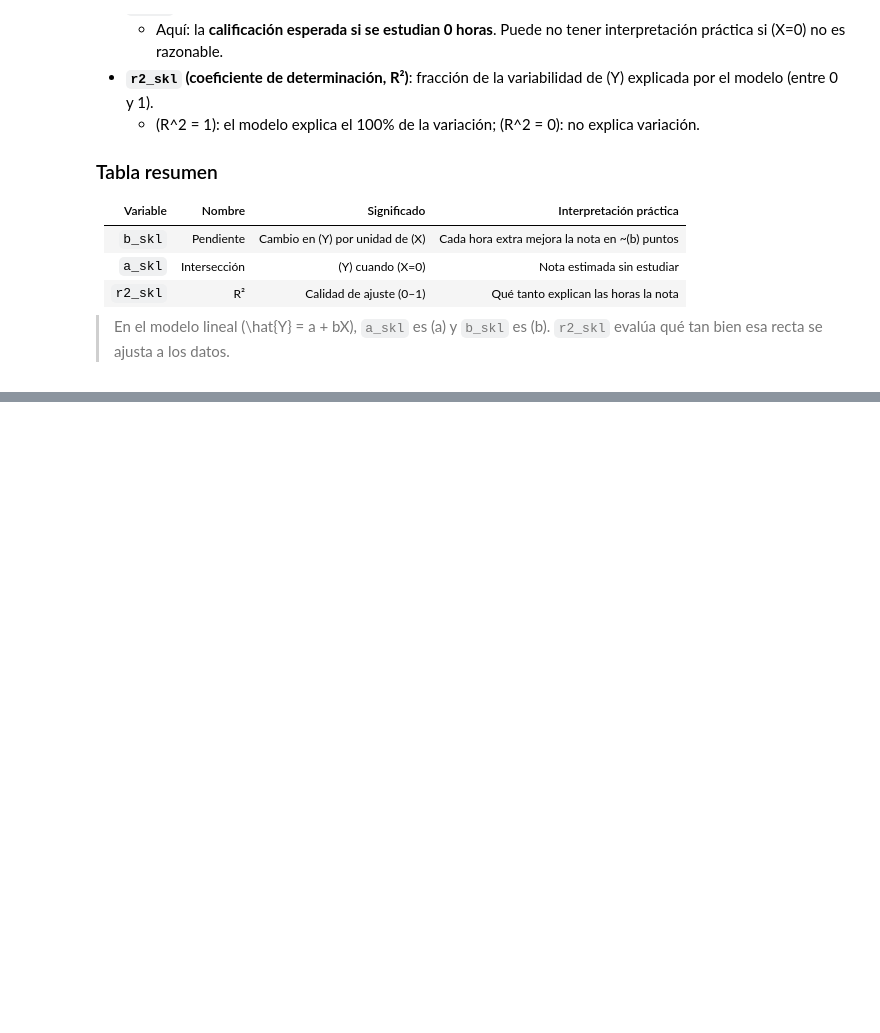
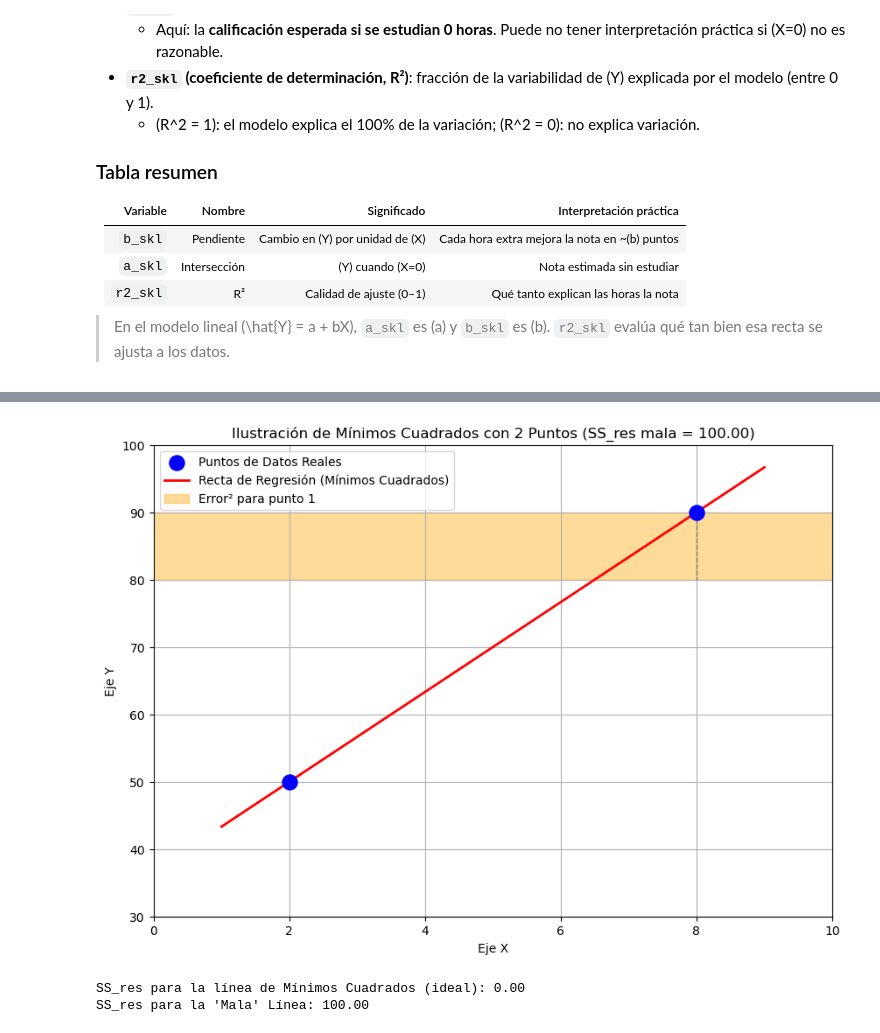
Before and after one commit to nicproof/Python, a Jupyter notebook: Algoritmos de Regresión/1A.-Ejercicio Regresion Simple.ipynb, the cells around one changed output, grey strips where cells are left out. Drawn from its saved outputs; the diff is of its cells as text; code cells hidden in the pictures; blank space fills up the shorter version.

```diff
--- a/Algoritmos de Regresión/1A.-Ejercicio Regresion Simple.ipynb
+++ b/Algoritmos de Regresión/1A.-Ejercicio Regresion Simple.ipynb
@@ -69,0 +333,73 @@ calificaciones = [50, 55, 65, 70, 74, 78, 85, 88, 94, 96]
+# %%
+import matplotlib.pyplot as plt
+import numpy as np
+
+# Datos: solo dos puntos
+X_data = np.array([2, 8])
+Y_data = np.array([50, 90])
+
+# --- Línea de Mínimos Cuadrados (la "correcta") ---
+b_true = (Y_data[1] - Y_data[0]) / (X_data[1] - X_data[0])
+a_true = Y_data[0] - b_true * X_data[0]
+Y_pred_true = a_true + b_true * X_data
+residuals_true = Y_data - Y_pred_true
+ss_res_true = np.sum(residuals_true**2)
+
+# --- Una "Mala" Línea para Comparar ---
+# Supongamos una línea que no pasa por los puntos, solo para ilustrar el error
+a_bad = 40  # Intercepto diferente
+b_bad = 5   # Pendiente diferente
+Y_pred_bad = a_bad + b_bad * X_data
+residuals_bad = Y_data - Y_pred_bad
+ss_res_bad = np.sum(residuals_bad**2)
+
+
+plt.figure(figsize=(10, 7))
+plt.scatter(X_data, Y_data, color='blue', s=150, zorder=5, label='Puntos de Datos Reales')
+plt.plot(X_line, Y_line, color='red', linestyle='-', linewidth=2, label='Recta de Regresión (Mínimos Cuadrados)')
+
+# --- Visualización de los Residuales Cuadrados para la "Mala" Línea ---
+# Dibujar las líneas de error vertical
+for i in range(len(X_data)):
+    # Error real para la "mala" línea
+    plt.plot([X_data[i], X_data[i]], [Y_data[i], Y_pred_bad[i]], color='grey', linestyle='--', linewidth=1)
+
+    # Dibujar el cuadrado del residual para la "mala" línea
+    # Cuadrado 1
+    rect_x = X_data[i]
+    rect_y = min(Y_data[i], Y_pred_bad[i])
+    rect_height = abs(Y_data[i] - Y_pred_bad[i])
+    rect = plt.Rectangle((rect_x, rect_y), -rect_height, rect_height,
+                         color='orange', alpha=0.4, zorder=0,
+                         label=f'Error² para punto {i+1}' if i==0 else "") # Solo una etiqueta
+    plt.gca().add_patch(rect)
+
+    # Cuadrado 2 (el de la izquierda para el primer punto)
+    rect_x_left = X_data[i] - rect_height
+    if i == 1: # Para el segundo punto, dibujamos el cuadrado a la derecha para evitar superposición
+        rect_x_left = X_data[i]
+        rect = plt.Rectangle((rect_x_left, rect_y), rect_height, rect_height,
+                             color='orange', alpha=0.4, zorder=0)
+    else:
+         rect = plt.Rectangle((rect_x_left, rect_y), rect_height, rect_height,
+                             color='orange', alpha=0.4, zorder=0)
+    plt.gca().add_patch(rect)
+
+
+plt.title(f'Ilustración de Mínimos Cuadrados con 2 Puntos (SS_res mala = {ss_res_bad:.2f})')
+plt.xlabel('Eje X')
+plt.ylabel('Eje Y')
+plt.grid(True)
+plt.legend()
+plt.xlim(0, 10)
+plt.ylim(30, 100)
+plt.axhline(0, color='black',linewidth=0.5)
+plt.axvline(0, color='black',linewidth=0.5)
+plt.show()
+
+print(f"SS_res para la línea de Mínimos Cuadrados (ideal): {ss_res_true:.2f}")
+print(f"SS_res para la 'Mala' Línea: {ss_res_bad:.2f}")
+# %% [output]
+[figure, added]
+SS_res para la línea de Mínimos Cuadrados (ideal): 0.00
+SS_res para la 'Mala' Línea: 100.00
```
Also changed, not shown: parts of 7 cells of this notebook, 17 other files.
